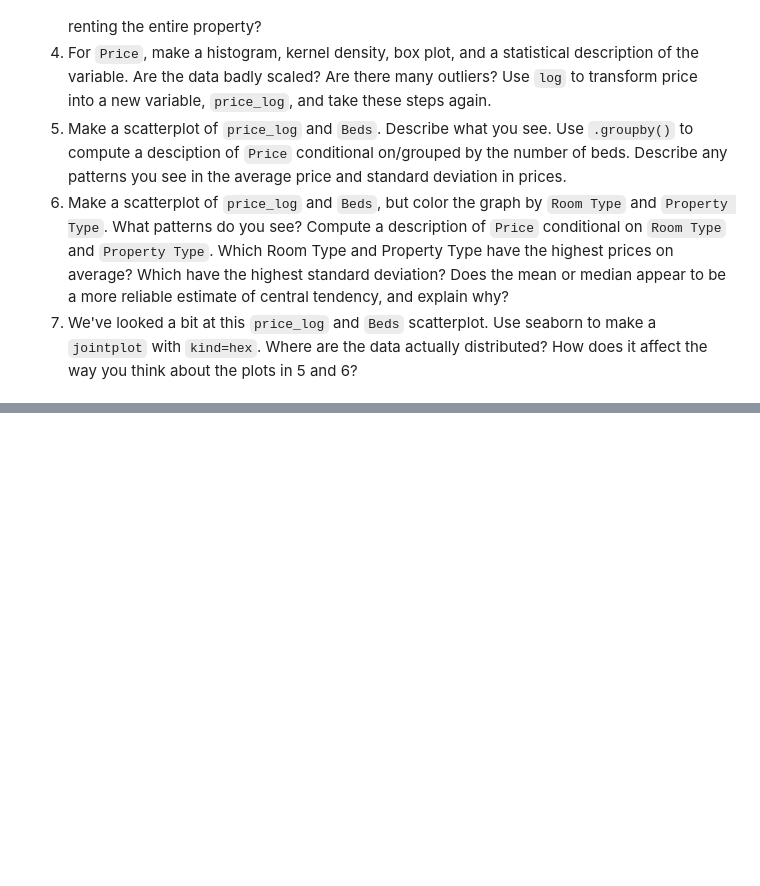
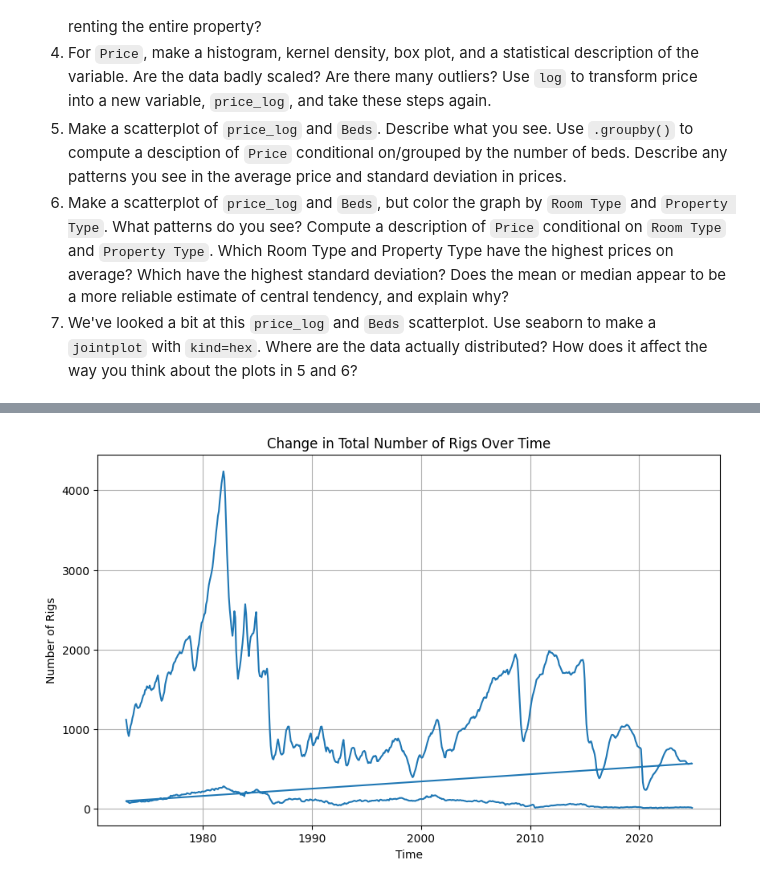
Before and after one commit to alaplace17/EDA, a Jupyter notebook: assignment/assignment.ipynb, the cells around one changed output, grey strips where cells are left out. Saved outputs shown, nothing was run; the diff lists cells and outputs as text; code cells hidden in the pictures; blank space fills up the shorter version.

```diff
--- a/assignment/assignment.ipynb
+++ b/assignment/assignment.ipynb
@@ -240,0 +353,19 @@ Name: Foreign Gift Amount, dtype: int64
+# %%
+"""
+Cell generated by Data Wrangler.
+"""
+def clean_data(df_clean):
+    # Melt specified columns
+    df_clean = df_clean.melt(
+        id_vars=['time'],
+        value_vars=[
+            'Crude Oil and Natural Gas Rotary Rigs in Operation, Onshore (Number of Rigs)',
+            'Crude Oil and Natural Gas Rotary Rigs in Operation, Offshore (Number of Rigs)'
+        ],
+        var_name='Rig Type',
+        value_name='Number of Rigs'
+    )
+    return df_clean
+
+df_clean_1 = clean_data(df_clean.copy())
+df_clean_1.head()
@@ -240,0 +379,10 @@ Name: Foreign Gift Amount, dtype: int64
+# %%
+plt.figure(figsize=(10, 6))
+plt.plot(df_clean_1['time'], df_clean_1['Number of Rigs'])
+plt.xlabel('Time')
+plt.ylabel('Number of Rigs')
+plt.title('Change in Total Number of Rigs Over Time')
+plt.grid(True)
+plt.show()
+# %% [output]
+[figure, added]
```
Also changed, not shown: parts of 19 cells of this notebook.
